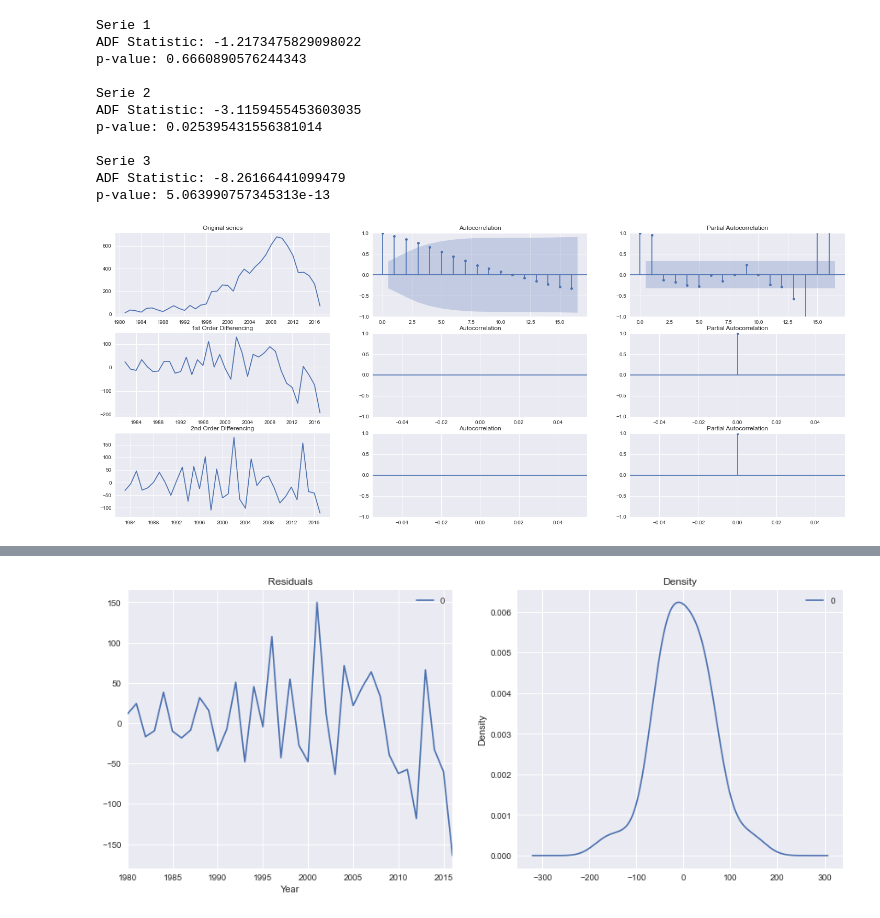
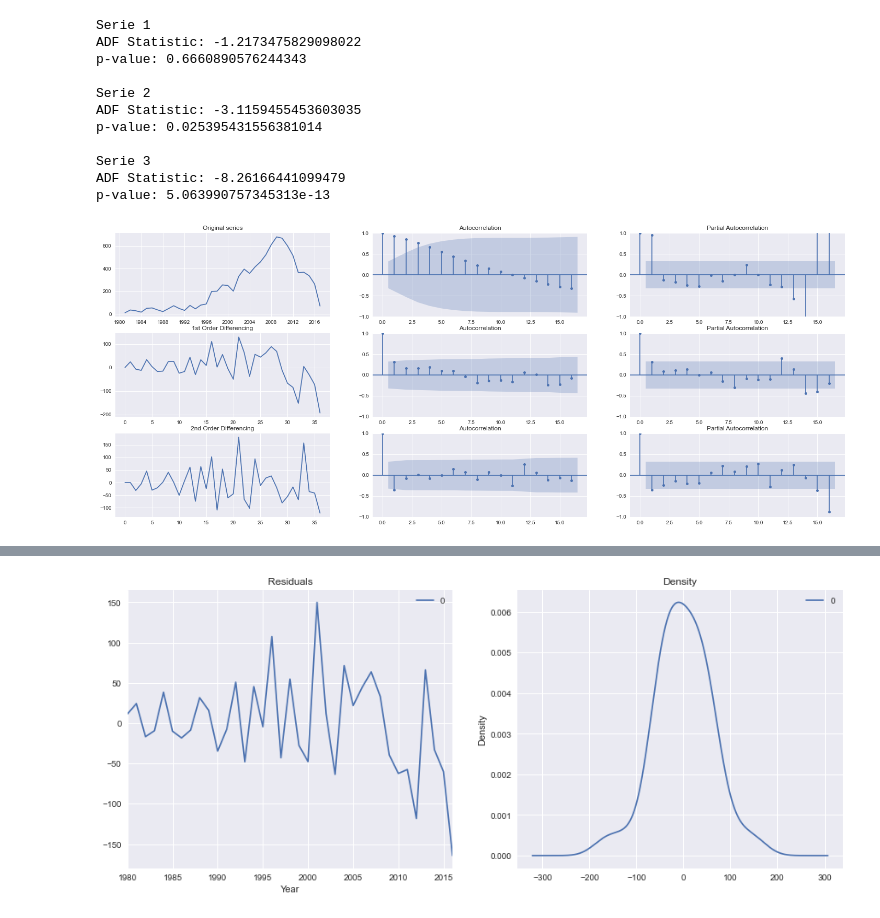
Before and after one commit to josue-islas/Videogames, a Jupyter notebook: Notebook.ipynb, the cells around one changed output, grey strips where cells are left out. Saved outputs shown, nothing was run; the diff lists cells and outputs as text; code cells hidden in the pictures.

```diff
--- a/Notebook.ipynb
+++ b/Notebook.ipynb
@@ -657,34 +657,37 @@ ADF Statistic: -8.26166441099479
 p-value: 5.063990757345313e-13
 # %%
 from statsmodels.graphics.tsaplots import plot_acf, plot_pacf
+
+one_d = serie.diff().fillna(0).values
+two_d = serie.diff().diff().fillna(0).values
 
 ax, fig = plt.subplots(figsize = (25,10))
 
 ax1 = plt.subplot2grid(shape=(3,3), loc=(0,0))
 ax2 = plt.subplot2grid(shape=(3,3), loc=(1,0))
 ax3 = plt.subplot2grid(shape=(3,3), loc=(2,0))
 ax4 = plt.subplot2grid(shape=(3,3), loc=(0,1))
 ax5 = plt.subplot2grid(shape=(3,3), loc=(1,1))
 ax6 = plt.subplot2grid(shape=(3,3), loc=(2,1))
 ax7 = plt.subplot2grid(shape=(3,3), loc=(0,2))
 ax8 = plt.subplot2grid(shape=(3,3), loc=(1,2))
 ax9 = plt.subplot2grid(shape=(3,3), loc=(2,2))
 
 ax1.plot(serie); ax1.set_title('Original series')
-ax2.plot(serie.diff()); ax2.set_title('1st Order Differencing')
-ax3.plot(serie.diff().diff()); ax3.set_title('2nd Order Differencing')
+ax2.plot(one_d); ax2.set_title('1st Order Differencing')
+ax3.plot(two_d); ax3.set_title('2nd Order Differencing')
 
 ax4 = plot_acf(serie, ax=ax4)
-ax5 = plot_acf(serie.diff(), ax=ax5)
-ax6 = plot_acf(serie.diff().diff(), ax=ax6)
+ax5 = plot_acf(one_d, ax=ax5)
+ax6 = plot_acf(two_d, ax=ax6)
 
 ax7 = plot_pacf(serie, ax=ax7)
-ax8 = plot_pacf(serie.diff(), ax=ax8)
-ax9 = plot_pacf(serie.diff().diff(), ax=ax9)
+ax8 = plot_pacf(one_d, ax=ax8)
+ax9 = plot_pacf(two_d, ax=ax9)
 
 plt.show()
 # %% [output]
-[figure, old version]
+[figure, new version]
 # %%
 from statsmodels.tsa.arima.model import ARIMA
 
```
Also changed, not shown: parts of 1 cell of this notebook, 1 other file.
